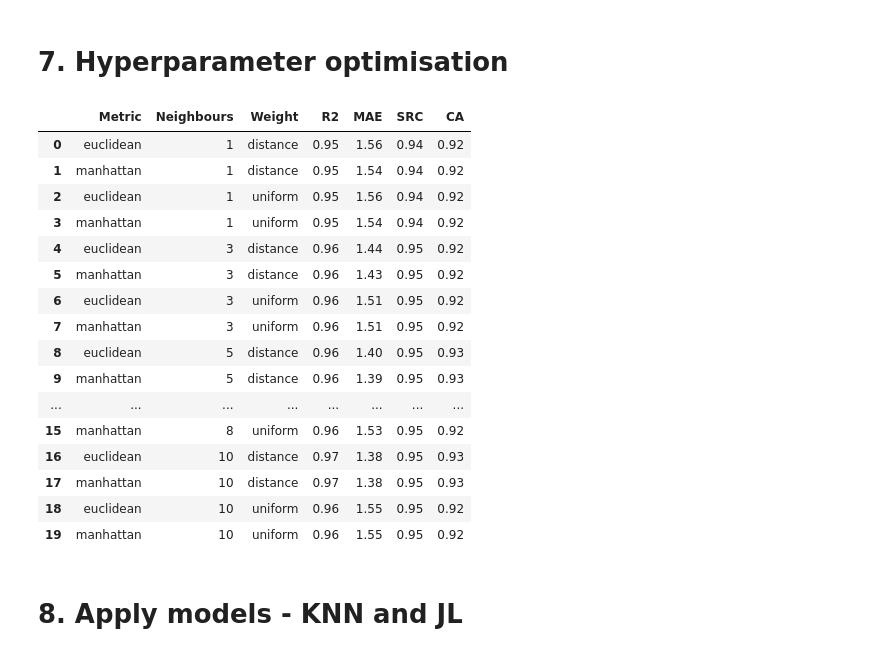
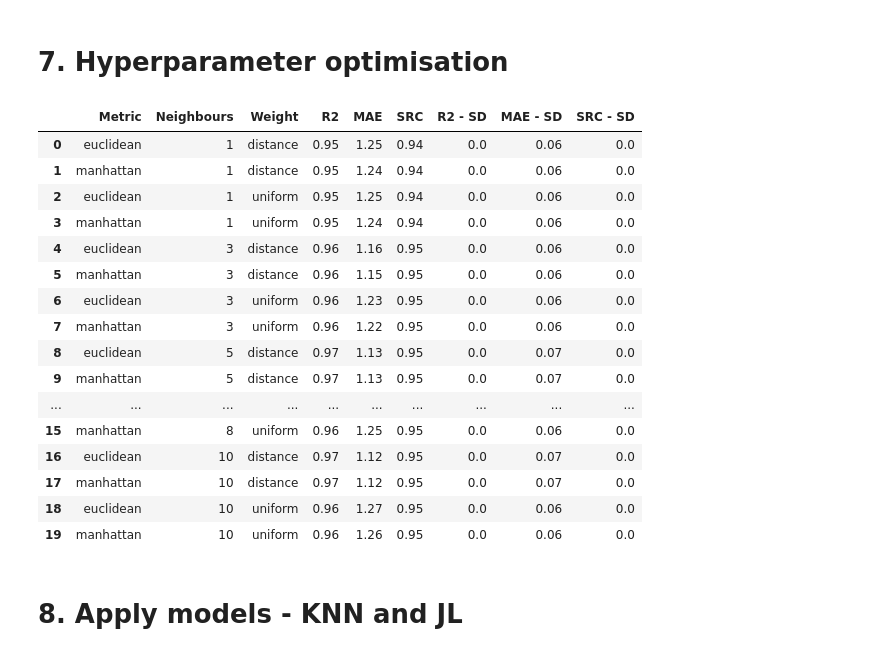
Before and after one commit to tazmandavies/Major-Projects, a Jupyter notebook: ML added sugar.ipynb, the cells around one changed output. Cells and saved outputs as stored; diff of their text form; code cells hidden in the pictures.

```diff
--- a/ML added sugar.ipynb
+++ b/ML added sugar.ipynb
@@ -105,7 +94,7 @@ def contains_AS(string):
         return AS
 
     except:
-        return np.NaN
+        return 0
 # %%
 # This function simply maps minor categories to major categories
 def major(string):
@@ -142,6 +131,20 @@ def major(string):
 # Create a function that determines the spearman correlation between two lists, using scipy.stats spearmanr
 def spearman_correlation(list1,list2):
     return spearmanr(list1, list2)[0]
+# %%
+# This function determines if a product is a food or drink based on the unit in the "Size" field
+drink_units = ['gal', 'pt', 'gallon', 'floz', 'pint', 'l', 'ml', 'fl.oz', 'liter', 'liters', 'fl oz', 'quart']
+
+def food_or_drink(string):
+    try:
+        # Isolate product size unit
+        unit = ' '.join(string.split(' ')[1:])
+        if unit in drink_units:
+            return 'Drink'
+        else:
+            return 'Food'
+    except:
+        return 'Food'
 # %% [markdown]
 # 3. Exclusion criteria
 # %%
@@ -158,7 +161,10 @@ train['Total Sugars UOM'] = np.where(c2, train['Sugars UOM'], train['Total Sugar
 # Drop unwanted columns
 train.drop(columns = ['Sugars UOM', 'Sugars Per 100','Flavor', 'Serve Description',
        'Serving Size', 'Serving Size 2', 'Serving Size UOM',
-       'Serving Size UOM 2', 'Calories UOM', 'Calories Per 100'], inplace=True)
+       'Serving Size UOM 2',
+                      #'Calories UOM',
+                      #'Calories Per 100'
+                     ], inplace=True)
 
 # Merge on minor categories (KNN categories) from "cats" dataframe
 train['Condensed category'] = train['Product Category'].str.split('-').str[0].str.lstrip().str.rstrip()
@@ -173,7 +179,7 @@ train['KNN category'] = np.where(c3, 'Sauces', train['KNN category'])
 # Map all minor (KNN) categories to major categories
 train['Major category'] = train['KNN category'].apply(major)
 
-# round all nutrient values to one decimal place
+# Round all nutrient values to one decimal place
 for col in ['Dietary Fiber Per 100',
            'Protein Per 100',
            'Saturated Fat Per 100',
@@ -183,3 +189,8 @@ for col in ['Dietary Fiber Per 100',
            'Added Sugars Per 100',
            'Sodium Per 100']:
     train[col] = np.round(train[col], 1)
+
+for col in ['Added Sugars UOM', 'Dietary Fiber UOM', 'Protein UOM', 'Saturated Fat UOM',
+           'Sodium UOM', 'Total Carbohydrate UOM', 'Total Fat UOM',
+           'Total Sugars UOM', 'Calories UOM']:
+    train[col] = train[col].str.lower().str.lstrip().str.rstrip()
@@ -288,9 +384,2 @@ min          0.000000
 max        100.000000
 Name: Added Sugars Per 100, dtype: float64
-# %%
-# Drop products with zero sugar - don't require added sugar estimation
-train = train[train['Total Sugars Per 100'] > 0]
-train.shape[0]
-print('n after dropping products without sugar:', train.shape[0])
-
-train.reset_index(drop=True, inplace=True)
@@ -489,7 +579,7 @@ for n in [1, 3, 5, 8, 10]:
     for w in ['distance', 'uniform']:
 
         # Loop through distance metrics.
-        for m in ['euclidean', 'manhattan']:
+        for m in ['euclidean','manhattan']:
 
             # Initiate the KNN algorithm using the given hyperparameters.
             KNN = KNeighborsRegressor(n_neighbors = n, weights = w, metric = m)
@@ -523,51 +613,57 @@ for n in [1, 3, 5, 8, 10]:
                 # train model
                 model = KNN.fit(X_train, y_train)
 
                 # Apply model
                 y_pred = model.predict(X_val)
 
                 # Make sure all predictions are smaller than the total sugar value
                 total_sugar = X_val['Total Sugars Per 100']*train['Total Sugars Per 100'].max()
                 y_pred = np.where(y_pred>total_sugar, total_sugar, y_pred)
 
                 # Obtain performance metrics for each iteration
                 row2 = {}
                 row2['R2'] = r2_score(y_val, y_pred)
                 row2['MAE'] = mean_absolute_error(y_val, y_pred)
                 row2['SRC'] = spearman_correlation(y_val, y_pred)
                 predicted_classes = (train_prep[train['Brand'].isin(validation_brands)]['Food/drink'] + ' ' + y_pred.astype(str)).apply(high_medium_low)
                 true_classes = (train_prep[train['Brand'].isin(validation_brands)]['Food/drink'] + ' ' + y_val.astype(str)).apply(high_medium_low)
                 row2['CA'] = accuracy_score(predicted_classes, true_classes)
                 data2.append(row2)
 
             # Obtain the average across all validation folds
             metrics = pd.DataFrame(data2)
             row['R2'] = np.round(metrics['R2'].mean(), 2)
             row['MAE'] = np.round(metrics['MAE'].mean(), 2)
             row['SRC'] = np.round(metrics['SRC'].mean(), 2)
+
+            row['R2 - SD'] = np.round(metrics['R2'].std(), 2)
+            row['MAE - SD'] = np.round(metrics['MAE'].std(), 2)
+            row['SRC - SD'] = np.round(metrics['SRC'].std(), 2)
+
             row['CA'] = np.round(metrics['CA'].mean(), 2)
+            row['CA - SD'] = np.round(metrics['CA'].std(), 2)
             data.append(row)
 
 HPT = pd.DataFrame(data)
-HPT[['Metric', 'Neighbours', 'Weight', 'R2', 'MAE', 'SRC', 'CA']]
+HPT[['Metric', 'Neighbours', 'Weight', 'R2', 'MAE', 'SRC', 'R2 - SD', 'MAE - SD', 'SRC - SD']]
 # %% [output]
-|  | Metric | Neighbours | Weight | R2 | MAE | SRC | CA |
-| 0 | euclidean | 1 | distance | 0.95 | 1.56 | 0.94 | 0.92 |
-| 1 | manhattan | 1 | distance | 0.95 | 1.54 | 0.94 | 0.92 |
-| 2 | euclidean | 1 | uniform | 0.95 | 1.56 | 0.94 | 0.92 |
-| 3 | manhattan | 1 | uniform | 0.95 | 1.54 | 0.94 | 0.92 |
-| 4 | euclidean | 3 | distance | 0.96 | 1.44 | 0.95 | 0.92 |
-| 5 | manhattan | 3 | distance | 0.96 | 1.43 | 0.95 | 0.92 |
-| 6 | euclidean | 3 | uniform | 0.96 | 1.51 | 0.95 | 0.92 |
-| 7 | manhattan | 3 | uniform | 0.96 | 1.51 | 0.95 | 0.92 |
-| 8 | euclidean | 5 | distance | 0.96 | 1.40 | 0.95 | 0.93 |
-| 9 | manhattan | 5 | distance | 0.96 | 1.39 | 0.95 | 0.93 |
-| ... | ... | ... | ... | ... | ... | ... | ... |
-| 15 | manhattan | 8 | uniform | 0.96 | 1.53 | 0.95 | 0.92 |
-| 16 | euclidean | 10 | distance | 0.97 | 1.38 | 0.95 | 0.93 |
-| 17 | manhattan | 10 | distance | 0.97 | 1.38 | 0.95 | 0.93 |
-| 18 | euclidean | 10 | uniform | 0.96 | 1.55 | 0.95 | 0.92 |
-| 19 | manhattan | 10 | uniform | 0.96 | 1.55 | 0.95 | 0.92 |
+|  | Metric | Neighbours | Weight | R2 | MAE | SRC | R2 - SD | MAE - SD | SRC - SD |
+| 0 | euclidean | 1 | distance | 0.95 | 1.25 | 0.94 | 0.0 | 0.06 | 0.0 |
+| 1 | manhattan | 1 | distance | 0.95 | 1.24 | 0.94 | 0.0 | 0.06 | 0.0 |
+| 2 | euclidean | 1 | uniform | 0.95 | 1.25 | 0.94 | 0.0 | 0.06 | 0.0 |
+| 3 | manhattan | 1 | uniform | 0.95 | 1.24 | 0.94 | 0.0 | 0.06 | 0.0 |
+| 4 | euclidean | 3 | distance | 0.96 | 1.16 | 0.95 | 0.0 | 0.06 | 0.0 |
+| 5 | manhattan | 3 | distance | 0.96 | 1.15 | 0.95 | 0.0 | 0.06 | 0.0 |
+| 6 | euclidean | 3 | uniform | 0.96 | 1.23 | 0.95 | 0.0 | 0.06 | 0.0 |
+| 7 | manhattan | 3 | uniform | 0.96 | 1.22 | 0.95 | 0.0 | 0.06 | 0.0 |
+| 8 | euclidean | 5 | distance | 0.97 | 1.13 | 0.95 | 0.0 | 0.07 | 0.0 |
+| 9 | manhattan | 5 | distance | 0.97 | 1.13 | 0.95 | 0.0 | 0.07 | 0.0 |
+| ... | ... | ... | ... | ... | ... | ... | ... | ... | ... |
+| 15 | manhattan | 8 | uniform | 0.96 | 1.25 | 0.95 | 0.0 | 0.06 | 0.0 |
+| 16 | euclidean | 10 | distance | 0.97 | 1.12 | 0.95 | 0.0 | 0.07 | 0.0 |
+| 17 | manhattan | 10 | distance | 0.97 | 1.12 | 0.95 | 0.0 | 0.07 | 0.0 |
+| 18 | euclidean | 10 | uniform | 0.96 | 1.27 | 0.95 | 0.0 | 0.06 | 0.0 |
+| 19 | manhattan | 10 | uniform | 0.96 | 1.26 | 0.95 | 0.0 | 0.06 | 0.0 |
 # %%
 # Construct the model on all training data using the ideal hyperparameters
 KNN = KNeighborsRegressor(n_neighbors = 8, weights = 'distance', metric = 'manhattan')
```
Also changed, not shown: parts of 44 cells of this notebook.
